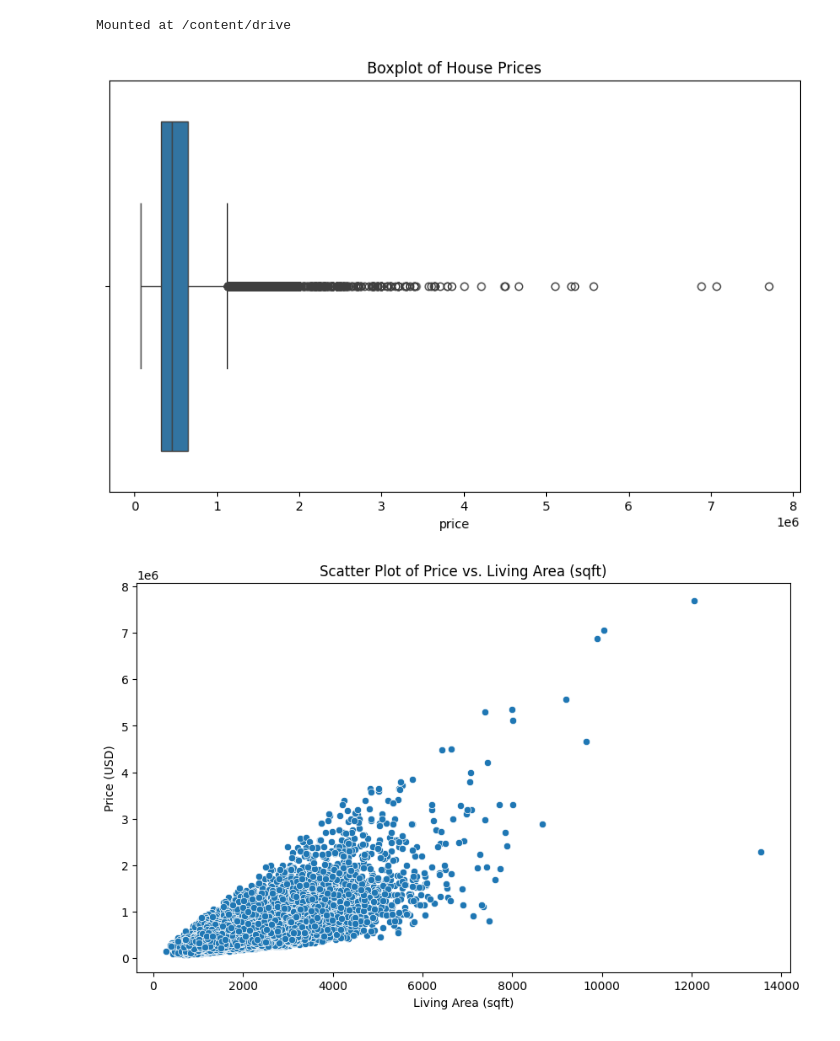
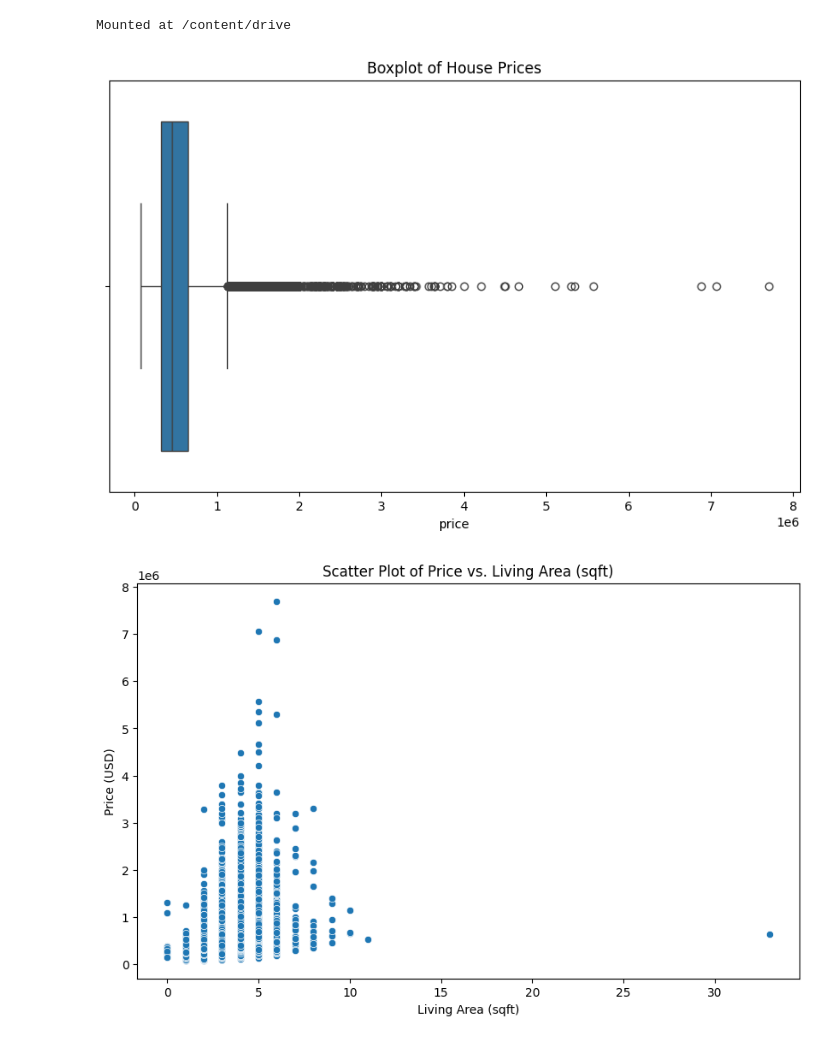
Before and after one commit to sp22adn/datascience-project, a Jupyter notebook: house.ipynb, the cells around one changed output. Drawn from its saved outputs; the diff is of its cells as text; code cells hidden in the pictures.

```diff
--- a/house.ipynb
+++ b/house.ipynb
@@ -12,33 +12,33 @@ import numpy as np
 import seaborn as sns
 import matplotlib.pyplot as plt
 
 # Specify the path to your file
 file_path = '/content/drive/MyDrive/shiva/kc_house_data.csv'
 
 # Read the CSV file into a DataFrame
 houses = pd.read_csv(file_path)
 houses['date']=pd.to_datetime(houses['date'])
 
 # Boxplot for price
 plt.figure(figsize=(10, 6))
 sns.boxplot(x=houses['price'])
 plt.title('Boxplot of House Prices')
 plt.show()
 
 # Scatter plot for price vs sqft_living
 plt.figure(figsize=(10, 6))
-sns.scatterplot(x=houses['sqft_living'], y=houses['price'])
+sns.scatterplot(x=houses['bedrooms'], y=houses['price'])
 plt.title('Scatter Plot of Price vs. Living Area (sqft)')
 plt.xlabel('Living Area (sqft)')
 plt.ylabel('Price (USD)')
 plt.show()
 
 # Correlation plot
 plt.figure(figsize=(14, 10))
 sns.heatmap(houses.corr(), annot=True, fmt='.2f', cmap='coolwarm')
 plt.title('Correlation Heatmap')
 plt.show()
 # %% [output]
 [figure]
-[figure, old version]
+[figure, new version]
 [figure]
```
